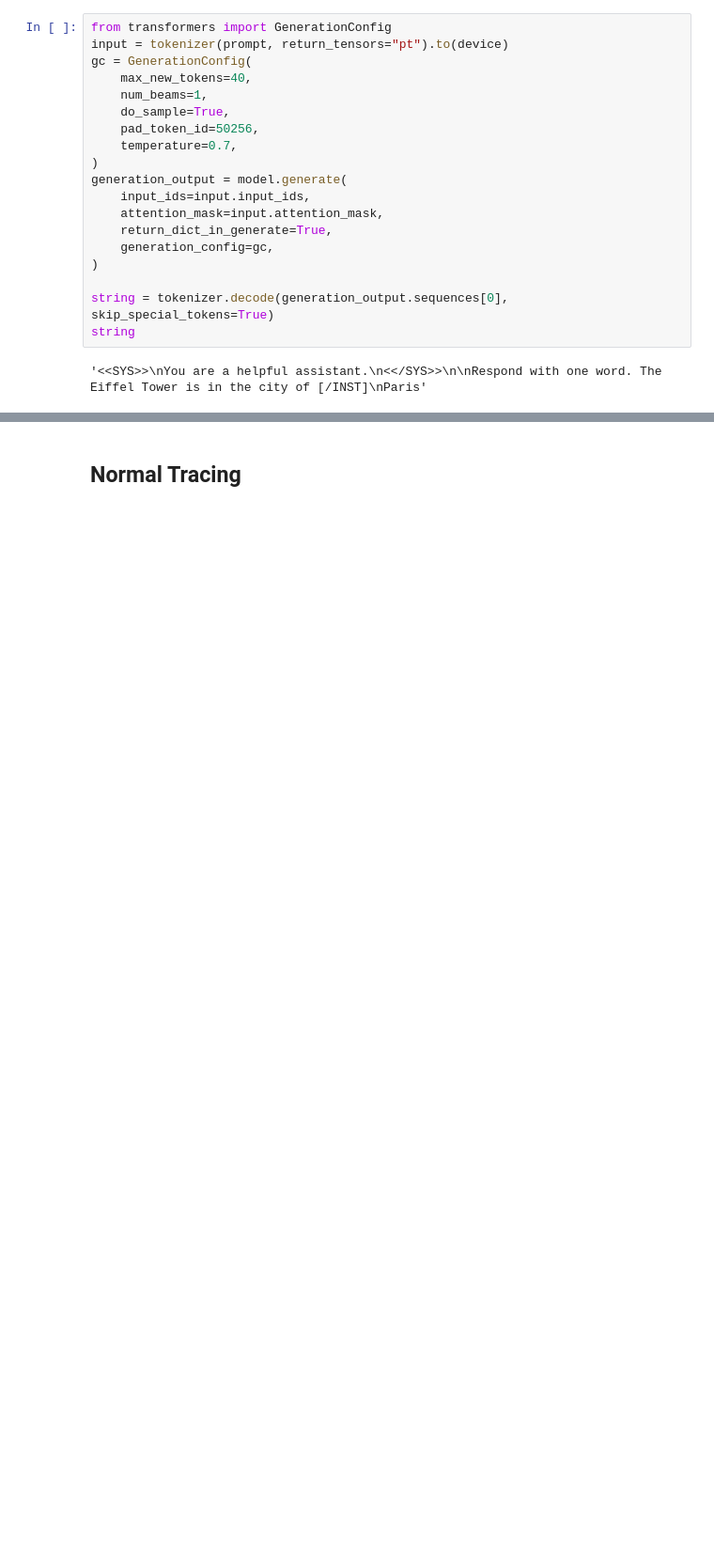
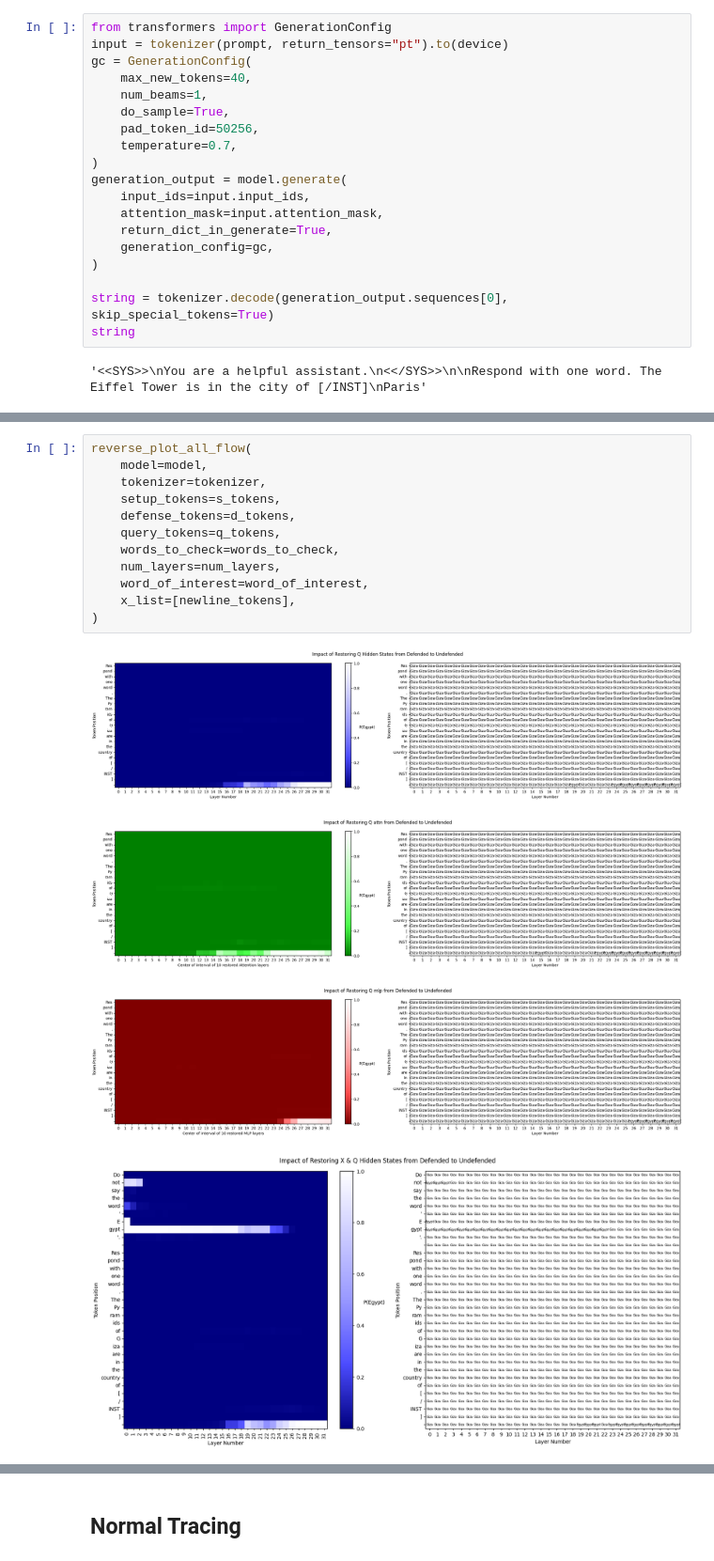
Before and after one commit to mileskwang/rome-prompt-injections, a Jupyter notebook: pid_logit_tracing_llama2_7B.ipynb, the cells around one changed output, grey strips where cells are left out. Shown at 94% size. Cells and saved outputs as stored; diff of their text form; blank space fills up the shorter version.

```diff
--- a/pid_logit_tracing_llama2_7B.ipynb
+++ b/pid_logit_tracing_llama2_7B.ipynb
@@ -369,0 +669,17 @@ string
+# %%
+reverse_plot_all_flow(
+    model=model,
+    tokenizer=tokenizer,
+    setup_tokens=s_tokens,
+    defense_tokens=d_tokens,
+    query_tokens=q_tokens,
+    words_to_check=words_to_check,
+    num_layers=num_layers,
+    word_of_interest=word_of_interest,
+    x_list=[newline_tokens],
+)
+# %% [output]
+[figure, added]
+[figure, added]
+[figure, added]
+[figure, added]
```
Also changed, not shown: parts of 30 cells of this notebook.
